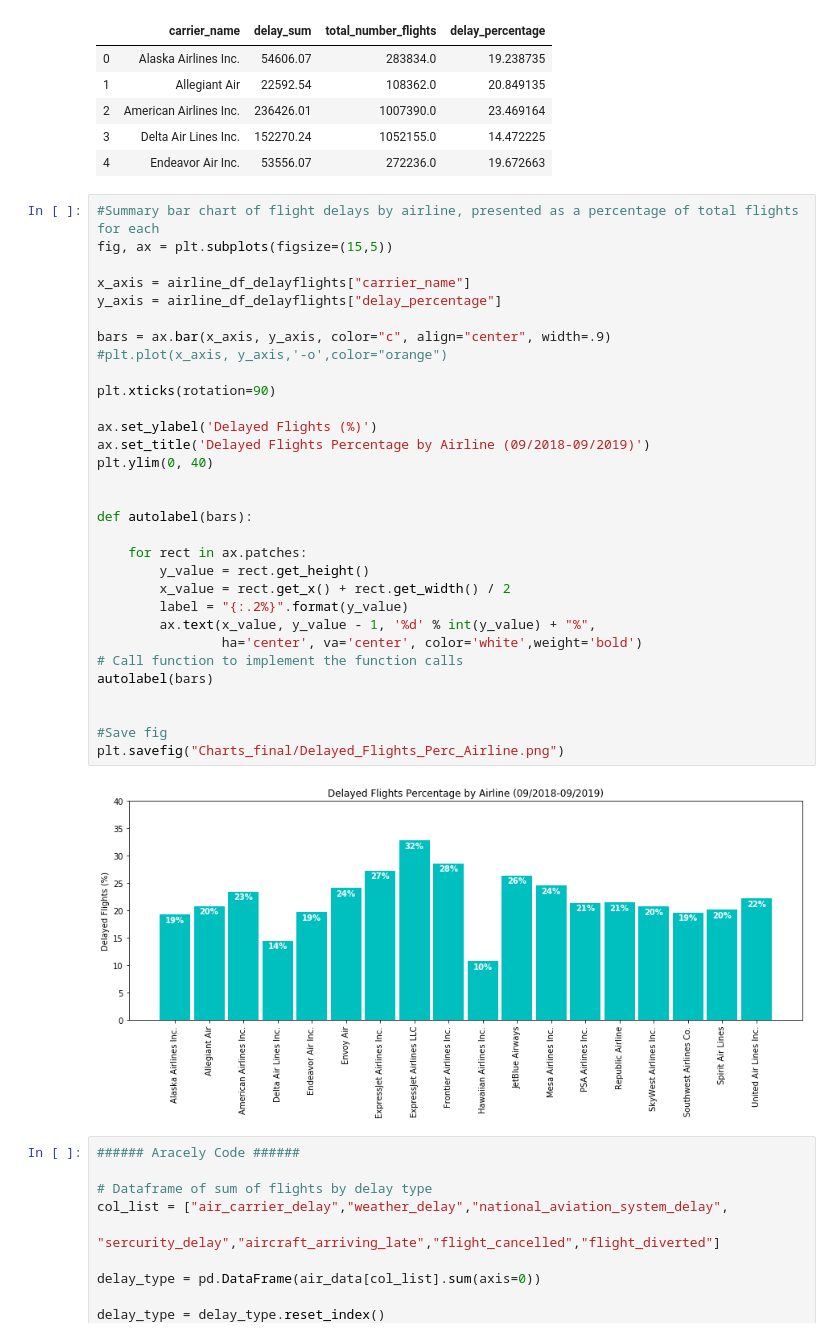
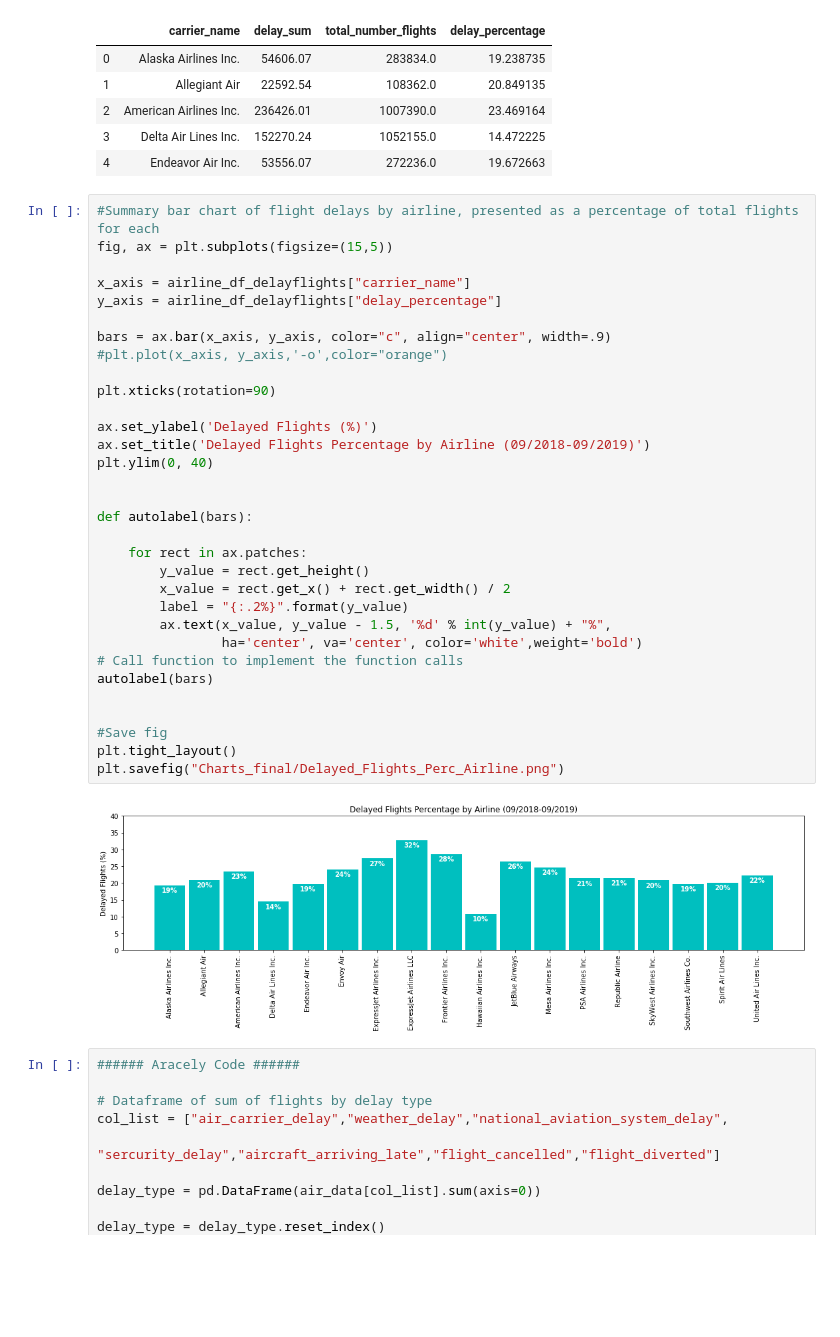
Before and after one commit to bishdj22/Project-1-FlightAnalysis, a Jupyter notebook: Project1_FlightDataAnalysis_Final.ipynb, the cells around one changed output. Cells and saved outputs as stored; diff of their text form; blank space fills up the shorter version.

```diff
--- a/Project1_FlightDataAnalysis_Final.ipynb
+++ b/Project1_FlightDataAnalysis_Final.ipynb
@@ -98,35 +100,36 @@ airline_df_delayflights.head()
 #Summary bar chart of flight delays by airline, presented as a percentage of total flights for each
 fig, ax = plt.subplots(figsize=(15,5))
 
 x_axis = airline_df_delayflights["carrier_name"]
 y_axis = airline_df_delayflights["delay_percentage"]
 
 bars = ax.bar(x_axis, y_axis, color="c", align="center", width=.9)
 #plt.plot(x_axis, y_axis,'-o',color="orange")
 
 plt.xticks(rotation=90)
 
 ax.set_ylabel('Delayed Flights (%)')
 ax.set_title('Delayed Flights Percentage by Airline (09/2018-09/2019)')
 plt.ylim(0, 40)
 
 
 def autolabel(bars):
 
     for rect in ax.patches:
         y_value = rect.get_height()
         x_value = rect.get_x() + rect.get_width() / 2
         label = "{:.2%}".format(y_value)
-        ax.text(x_value, y_value - 1, '%d' % int(y_value) + "%",
+        ax.text(x_value, y_value - 1.5, '%d' % int(y_value) + "%",
                 ha='center', va='center', color='white',weight='bold')
 # Call function to implement the function calls
 autolabel(bars)
 
 
 #Save fig
+plt.tight_layout()
 plt.savefig("Charts_final/Delayed_Flights_Perc_Airline.png")
 # %% [output]
-[figure, old version]
+[figure, new version]
 # %%
 ###### Aracely Code ######
 
```
Also changed, not shown: parts of 2 cells of this notebook, 3 other files.
